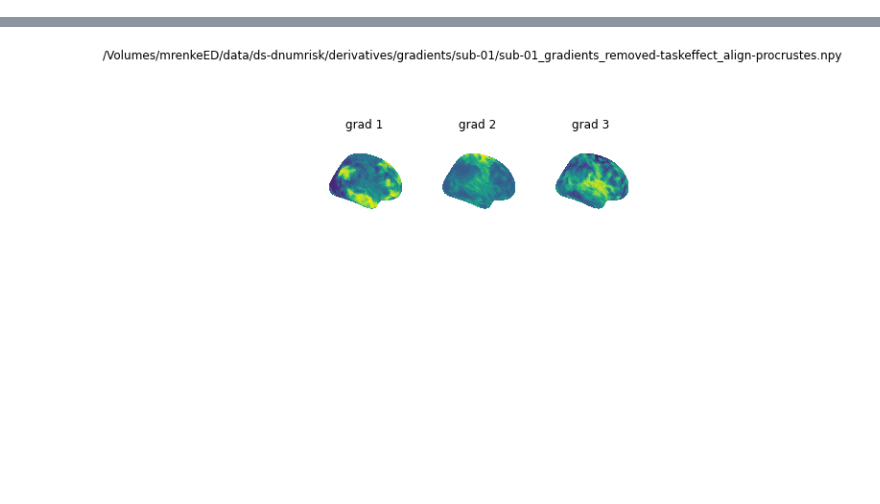
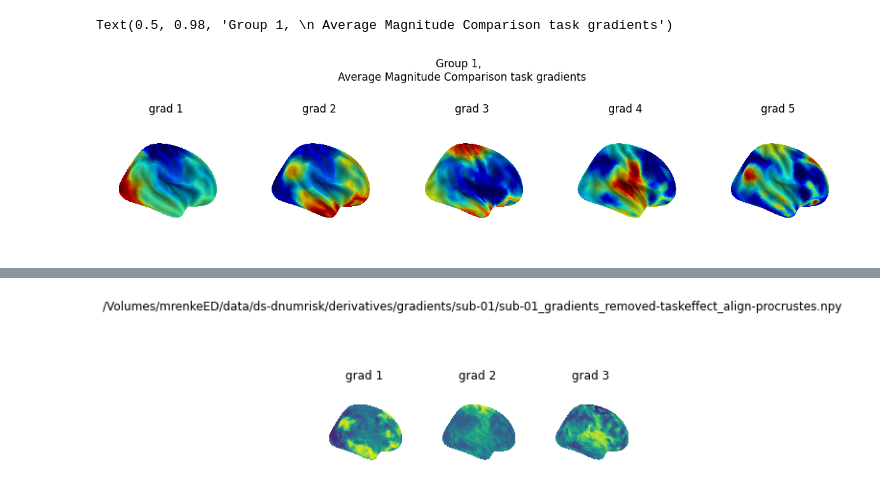
Before and after one commit to mrenke/numrisk, a Jupyter notebook: numrisk/fmri_analysis/gradients/vis_gradients.ipynb, the cells around one changed output, grey strips where cells are left out. Saved outputs shown, nothing was run; the diff lists cells and outputs as text; code cells hidden in the pictures; blank space fills up the shorter version.

```diff
--- a/numrisk/fmri_analysis/gradients/vis_gradients.ipynb
+++ b/numrisk/fmri_analysis/gradients/vis_gradients.ipynb
@@ -23,0 +52,18 @@ plot_GM12_from_sum_npfile(file=fn)
+# %%
+n_comp = 5
+figure, axes = plt.subplots(nrows=1, ncols=n_comp,figsize = (15,4), subplot_kw=dict(projection='3d'))
+
+grad = np.load(fn)
+
+for i in range(0,n_comp):
+    gm = np.split(grad[i],2) # for i, hemi in enumerate(['L', 'R']): --> left first
+    gm_r = gm[1]
+
+    nplt.plot_surf(surf_mesh= fsaverage.infl_right, surf_map= gm_r, # infl_right # pial_right
+                view= side_view,cmap=cmap, colorbar=False,  # sub-{sub}, title=f'grad {i+1}',
+                bg_map=fsaverage.sulc_right, bg_on_data=True,darkness=0.7 ,axes=axes[i]) #
+    axes[i].set(title=f'grad {i+1}')
+figure.suptitle(f'Group {sub}, \n Average Magnitude Comparison task gradients')
+# %% [output]
+Text(0.5, 0.98, 'Group 1, \n Average Magnitude Comparison task gradients')
+[figure, added]
```
Also changed, not shown: parts of 10 cells of this notebook, 6 other files.
